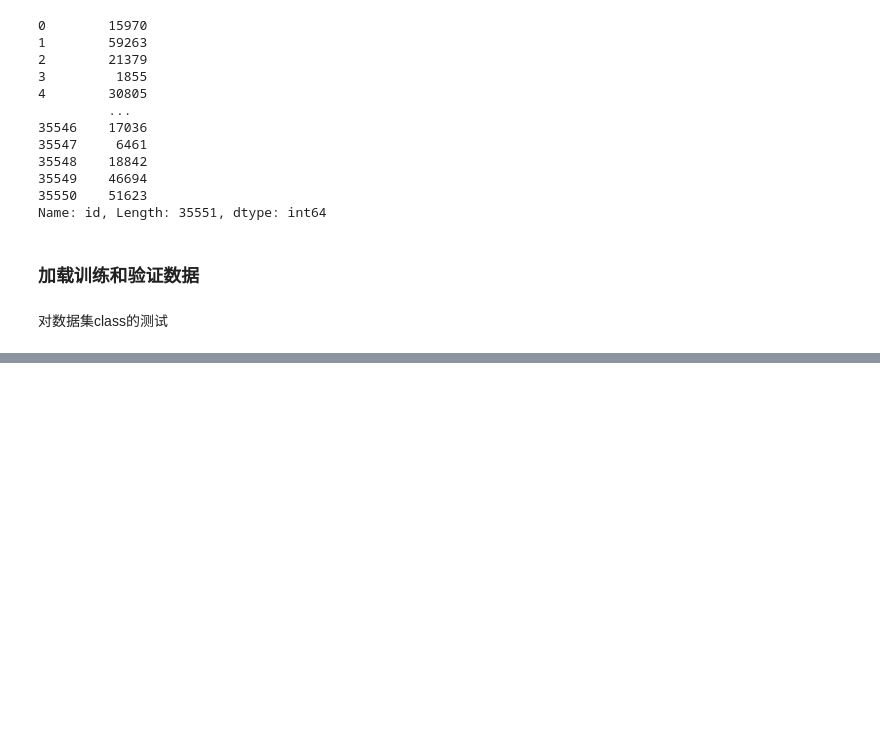
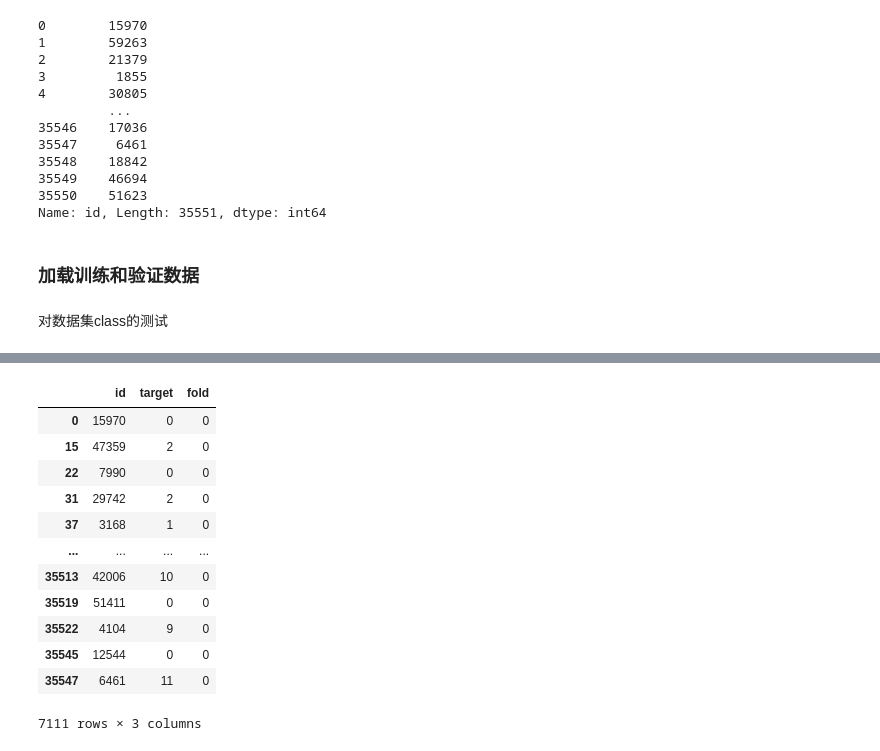
Before and after one commit to matatazzy/deeplearning, a Jupyter notebook: Untitled.ipynb, the cells around one changed output, grey strips where cells are left out. Cells and saved outputs as stored; diff of their text form; code cells hidden in the pictures; blank space fills up the shorter version.

```diff
--- a/Untitled.ipynb
+++ b/Untitled.ipynb
@@ -212,0 +344,25 @@ plt.imshow(image)
+# %%
+# ====================================================
+# loader
+# ====================================================
+fold = 0
+folds = train
+trn_idx = folds[folds['fold'] != fold].index # 取出！=0
+val_idx = folds[folds['fold'] == fold].index # 取出折数=0的
+train_folds = folds.lov[trn_idx].reset_index(drop=True)
+# %%
+ folds[folds['fold']== fold]
+# %% [output]
+|  | id | target | fold |
+| 0 | 15970 | 0 | 0 |
+| 15 | 47359 | 2 | 0 |
+| 22 | 7990 | 0 | 0 |
+| 31 | 29742 | 2 | 0 |
+| 37 | 3168 | 1 | 0 |
+| ... | ... | ... | ... |
+| 35513 | 42006 | 10 | 0 |
+| 35519 | 51411 | 0 | 0 |
+| 35522 | 4104 | 9 | 0 |
+| 35545 | 12544 | 0 | 0 |
+| 35547 | 6461 | 11 | 0 |
+7111 rows × 3 columns
```
Also changed, not shown: parts of 15 cells of this notebook.
